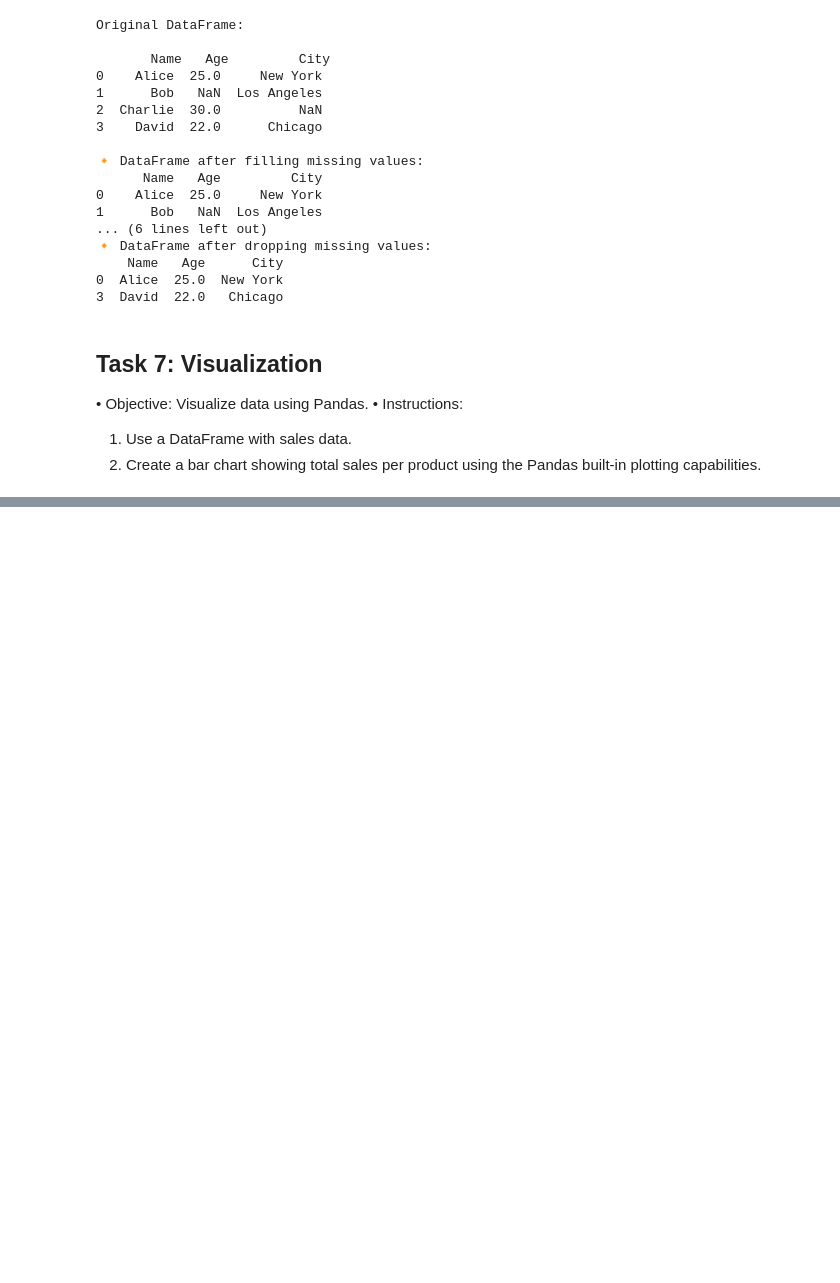
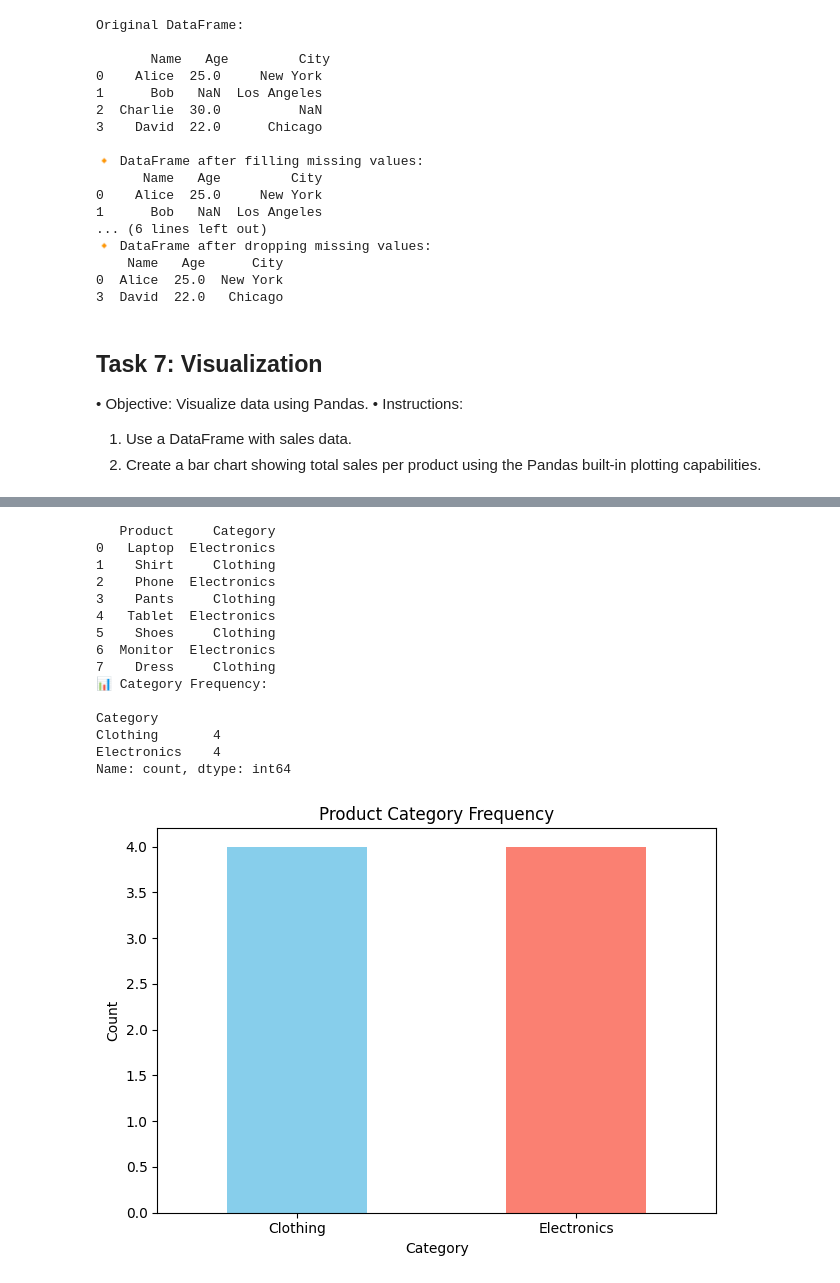
Before and after one commit to Hamzakhan70/PythonBasics, a Jupyter notebook: pandas/pandas_assignment.ipynb, the cells around one changed output, grey strips where cells are left out. Saved outputs shown, nothing was run; the diff lists cells and outputs as text; code cells hidden in the pictures; blank space fills up the shorter version.

```diff
--- a/pandas/pandas_assignment.ipynb
+++ b/pandas/pandas_assignment.ipynb
@@ -265,0 +435,44 @@ plotting capabilities.
+# %%
+
+# Step 1: Create a DataFrame with Product and Category columns
+data = {
+    'Product': ['Laptop', 'Shirt', 'Phone', 'Pants', 'Tablet', 'Shoes', 'Monitor', 'Dress'],
+    'Category': ['Electronics', 'Clothing', 'Electronics', 'Clothing', 'Electronics', 'Clothing', 'Electronics', 'Clothing']
+}
+
+df = pd.DataFrame(data)
+
+# Step 2: Convert 'Category' to a categorical data type
+df['Category'] = df['Category'].astype('category')
+
+# Step 3: Analyze frequency of each category
+category_counts = df['Category'].value_counts()
+
+print("📊 Category Frequency:\n")
+print(category_counts)
+
+# Step 4: Visualize the results
+category_counts.plot(kind='bar', color=['skyblue', 'salmon'])
+plt.title("Product Category Frequency")
+plt.xlabel("Category")
+plt.ylabel("Count")
+plt.xticks(rotation=0)
+plt.tight_layout()
+plt.show()
+# %% [output]
+   Product     Category
+0   Laptop  Electronics
+1    Shirt     Clothing
+2    Phone  Electronics
+3    Pants     Clothing
+4   Tablet  Electronics
+5    Shoes     Clothing
+6  Monitor  Electronics
+7    Dress     Clothing
+📊 Category Frequency:
+
+Category
+Clothing       4
+Electronics    4
+Name: count, dtype: int64
+[figure, added]
```
Also changed, not shown: parts of 12 cells of this notebook, 1 other file.
